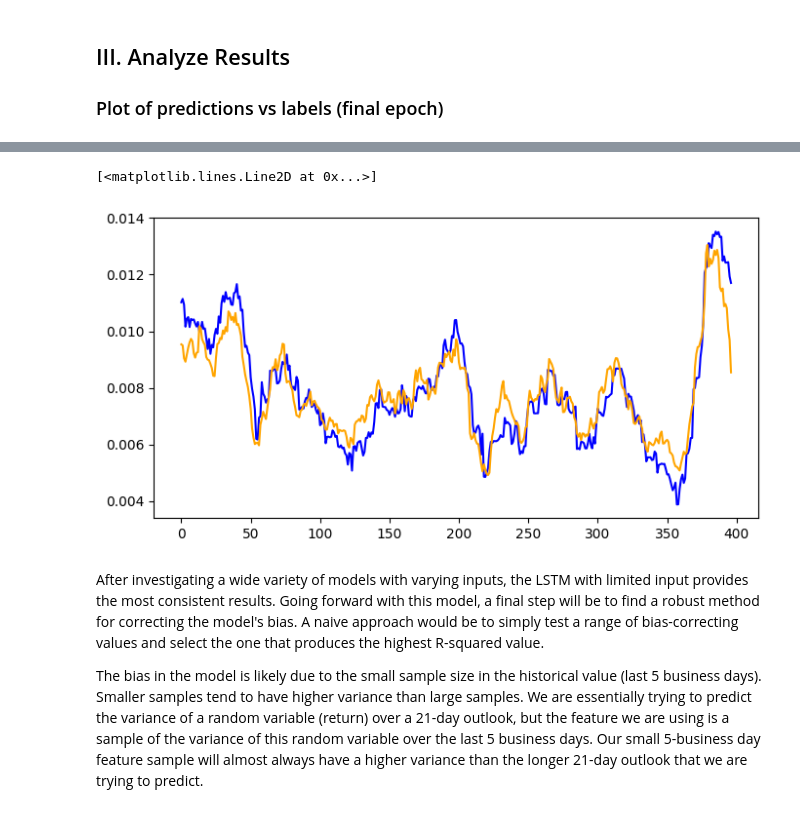
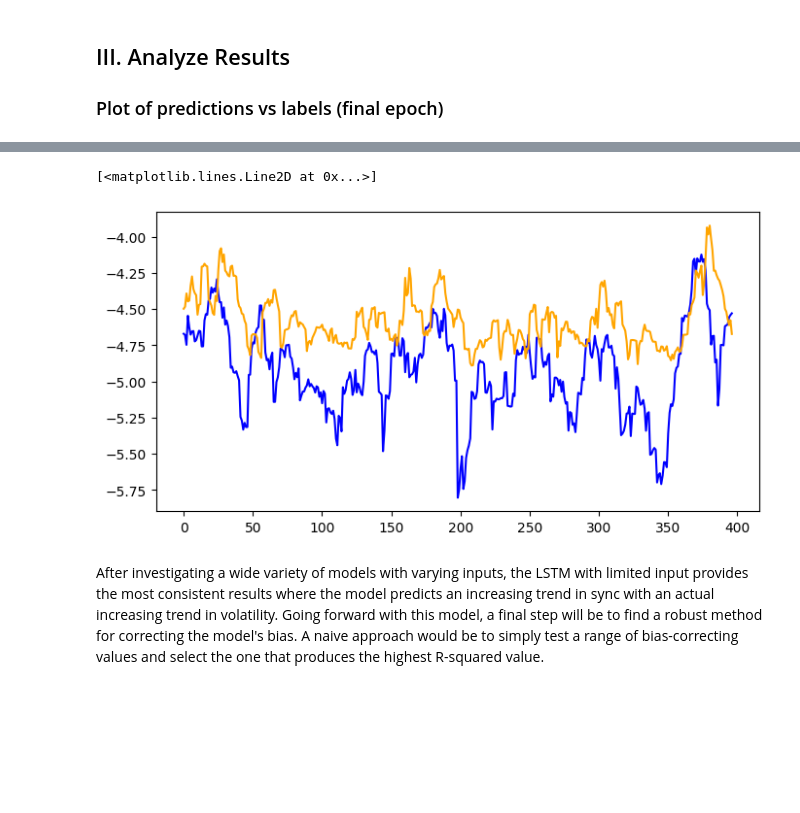
Before and after one commit to tmacpherson6/investment_advisor_dashboard_capstone, a Jupyter notebook: Pete-B9A_Univariate-LSTM-limited.ipynb, the cells around one changed output, grey strips where cells are left out. Drawn from its saved outputs; the diff is of its cells as text; code cells hidden in the pictures; blank space fills up the shorter version.

```diff
--- a/Pete-B9A_Univariate-LSTM-limited.ipynb
+++ b/Pete-B9A_Univariate-LSTM-limited.ipynb
@@ -51,7 +53,7 @@ val_df = pd.read_csv(
     index_col='date',
     parse_dates=True
 )
-data_cols = [TICKER + '_ret', TICKER + '_h-vol']
-label_col = [TICKER + '_f-vol_target']
+data_cols = [TICKER + '_ret-h', TICKER + '_log_vol-h']
+label_col = [TICKER + '_log_vol_target']
 train_df[data_cols + label_col]
 # %% [output]
@@ -268,16 +298,14 @@ If we correct for the observed bias in the model, our R-squared value looks good
 # %%
 x = range(len(val_dataset))
 labels = [val_dataset[i][1]for i in range(len(x))]
 
 fig = plt.figure(figsize=(8, 4))
 ax = fig.subplots()
 
 ax.plot(x, labels, color='blue')
-ax.plot(x, np.asarray(preds - 0.0046), color='orange')
+ax.plot(x, np.asarray(preds - 0.0034), color='orange')
 # %% [output]
 [<matplotlib.lines.Line2D at 0x...>]
-[figure, old version]
+[figure, new version]
 # %% [markdown]
-After investigating a wide variety of models with varying inputs, the LSTM with limited input provides the most consistent results.  Going forward with this model, a final step will be to find a robust method for correcting the model's bias.  A naive approach would be to simply test a range of bias-correcting values and select the one that produces the highest R-squared value.
-
-The bias in the model is likely due to the small sample size in the historical value (last 5 business days).  Smaller samples tend to have higher variance than large samples.  We are essentially trying to predict the variance of a random variable (return) over a 21-day outlook, but the feature we are using is a sample of the variance of this random variable over the last 5 business days.  Our small 5-business day feature sample will almost always have a higher variance than the longer 21-day outlook that we are trying to predict.
+After investigating a wide variety of models with varying inputs, the LSTM with limited input provides the most consistent results where the model predicts an increasing trend in sync with an actual increasing trend in volatility.  Going forward with this model, a final step will be to find a robust method for correcting the model's bias.  A naive approach would be to simply test a range of bias-correcting values and select the one that produces the highest R-squared value.
```
Also changed, not shown: parts of 12 cells of this notebook, 16 other files.
